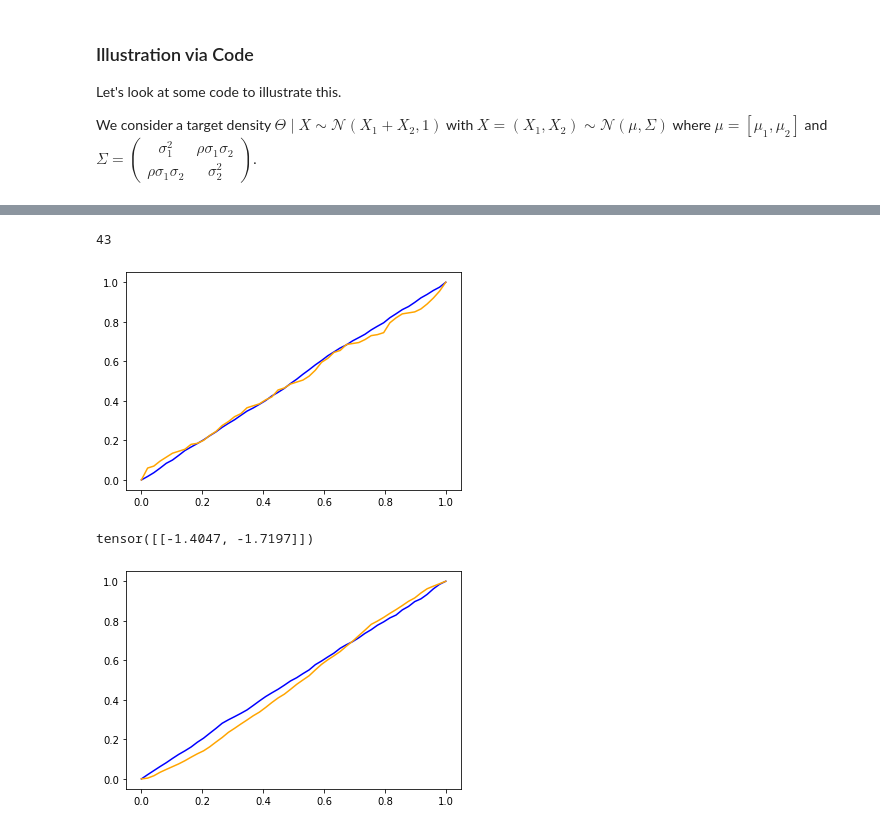
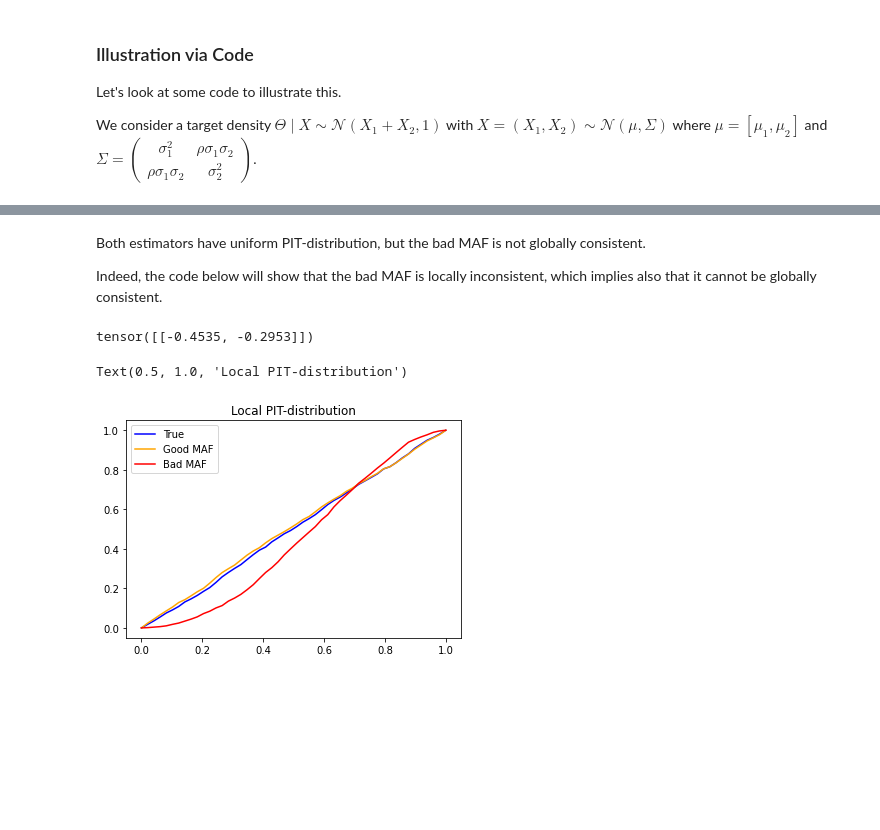
Before and after one commit to JuliaLinhart/valDiags_flows, a Jupyter notebook: PIT_for_ConditionalFlows.ipynb, the cells around one changed output, grey strips where cells are left out. Cells and saved outputs as stored; diff of their text form; code cells hidden in the pictures; blank space fills up the shorter version.

```diff
--- a/PIT_for_ConditionalFlows.ipynb
+++ b/PIT_for_ConditionalFlows.ipynb
@@ -142,39 +158,32 @@ plt.show()
-# %%
-# Train MAF on g(X)=(X_1)
-maf_bad = construct_maf(theta_train, hidden_features=50, context_features=1, standardize_transform=False)
-best_val_loss, epochs = train(maf_bad, theta_train, context=x_train[:,0].reshape(-1,1), num_epochs=2000, batch_size=10, lr=0.005, validation=True, plot=False, epochs_until_converge=20)
-epochs
-# %% [output]
-43
-# %%
-# expected PIT-distribution
-Z_maf_bad = np.mean([cdf_flow(theta_test, context=x, flow=maf_bad).detach().numpy() for x in x_test[:,0].reshape(-1,1)], axis=0) # E_X[PIT(Theta, X, f_{Theta|X})]
-
-# Plot pp_plot
-alphas = np.linspace(0,1)
-z_maf_bad = [np.mean(Z_maf_bad[:,0] < alpha) for alpha in alphas]
-plt.plot(alphas, z_true, color='blue')
-plt.plot(alphas, z_maf_bad, color='orange')
-plt.show()
-# %% [output]
-[figure, removed]
+# %% [markdown]
+Both estimators have uniform PIT-distribution, but the bad MAF is not globally consistent.
+
+Indeed, the code below will show that the bad MAF is locally inconsistent, which implies also that it cannot be globally consistent.
 # %%
 # Samples from the conditional distribution Theta|X=X_0
-x_0 = x_test[:1]
+x_0 = x_test[0][None,:]
 n = 2_000 # nb samples
-samples_theta = torch.FloatTensor(norm(loc = x_0[:,0]+x_0[:,1], scale=1).rvs(2_000)).reshape(-1,1) # samples from P(Theta|X=x_0)
+samples_theta_x = torch.FloatTensor(norm(loc = x_0[:,0]+x_0[:,1], scale=1).rvs(2_000)).reshape(-1,1) # samples from P(Theta|X=x_0)
 x_0
 # %% [output]
-tensor([[-1.4047, -1.7197]])
+tensor([[-0.4535, -0.2953]])
 # %%
 # expected PIT-distribution
-Z_maf_good_x = cdf_flow(samples_theta, context=x_0, flow=maf_good).detach().numpy() # E_X[PIT(Theta, X=x_0, f_{Theta|X})]
+Z_x = norm.cdf(samples_theta_x, loc=x_0[:,0]+x_0[:,1], scale=1) # E_X[PIT(Theta, X, f_{Theta|X})]
+Z_maf_good_x = cdf_flow(samples_theta_x, context=x_0, flow=maf_good).detach().numpy() # E_X[PIT(Theta, X=x_0, good]
+Z_maf_bad_x = cdf_flow(samples_theta_x, context=x_0[:,0], flow=maf_bad).detach().numpy() # E_X[PIT(Theta, X=x_0, bad]
 
 # Plot pp_plot
 alphas = np.linspace(0,1)
+z_true_x = [np.mean(Z_x[:,0] < alpha) for alpha in alphas]
 z_maf_good_x = [np.mean(Z_maf_good_x[:,0] < alpha) for alpha in alphas]
-plt.plot(alphas, z_true, color='blue')
-plt.plot(alphas, z_maf_good_x, color='orange')
-plt.show()
+z_maf_bad_x = [np.mean(Z_maf_bad_x[:,0] < alpha) for alpha in alphas]
+
+plt.plot(alphas, z_true_x, color='blue', label='True')
+plt.plot(alphas, z_maf_good_x, color='orange', label='Good MAF')
+plt.plot(alphas, z_maf_bad_x, color='red', label='Bad MAF')
+plt.legend()
+plt.title('Local PIT-distribution')
 # %% [output]
+Text(0.5, 1.0, 'Local PIT-distribution')
-[figure, old version]
+[figure, new version]
```
Also changed, not shown: parts of 9 cells of this notebook.
